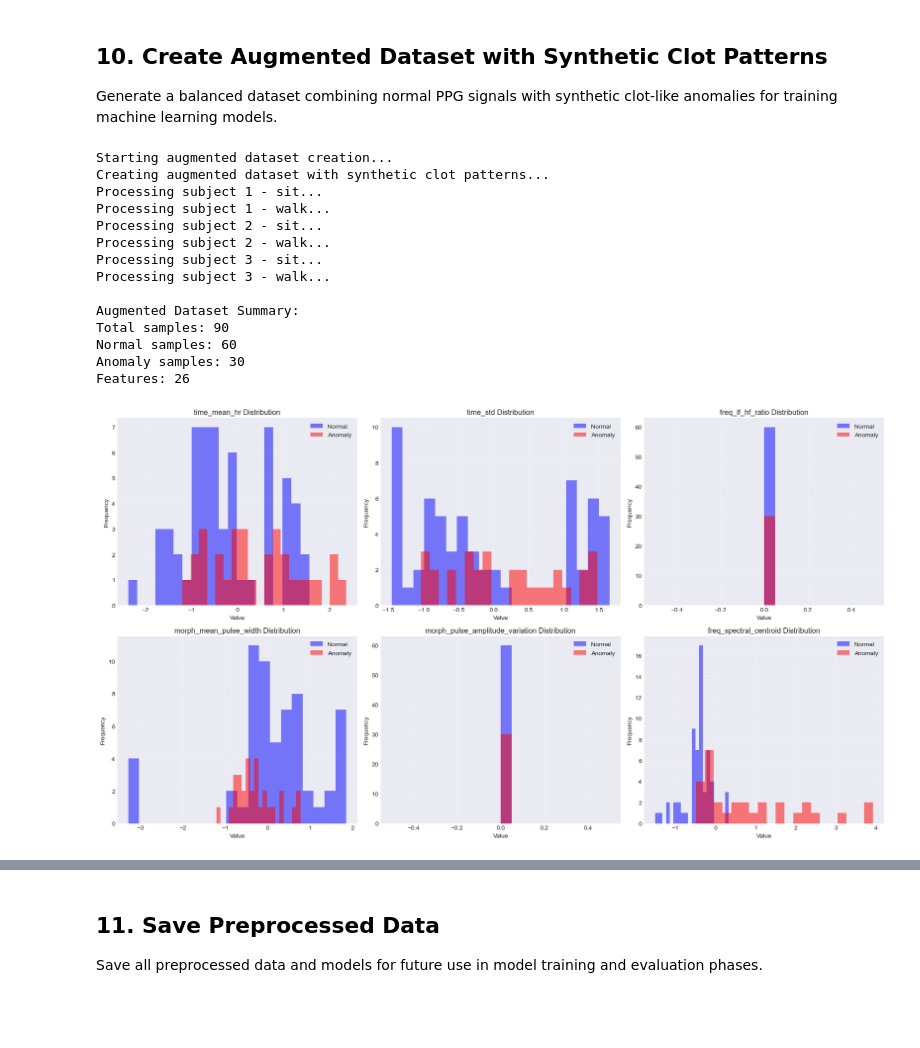
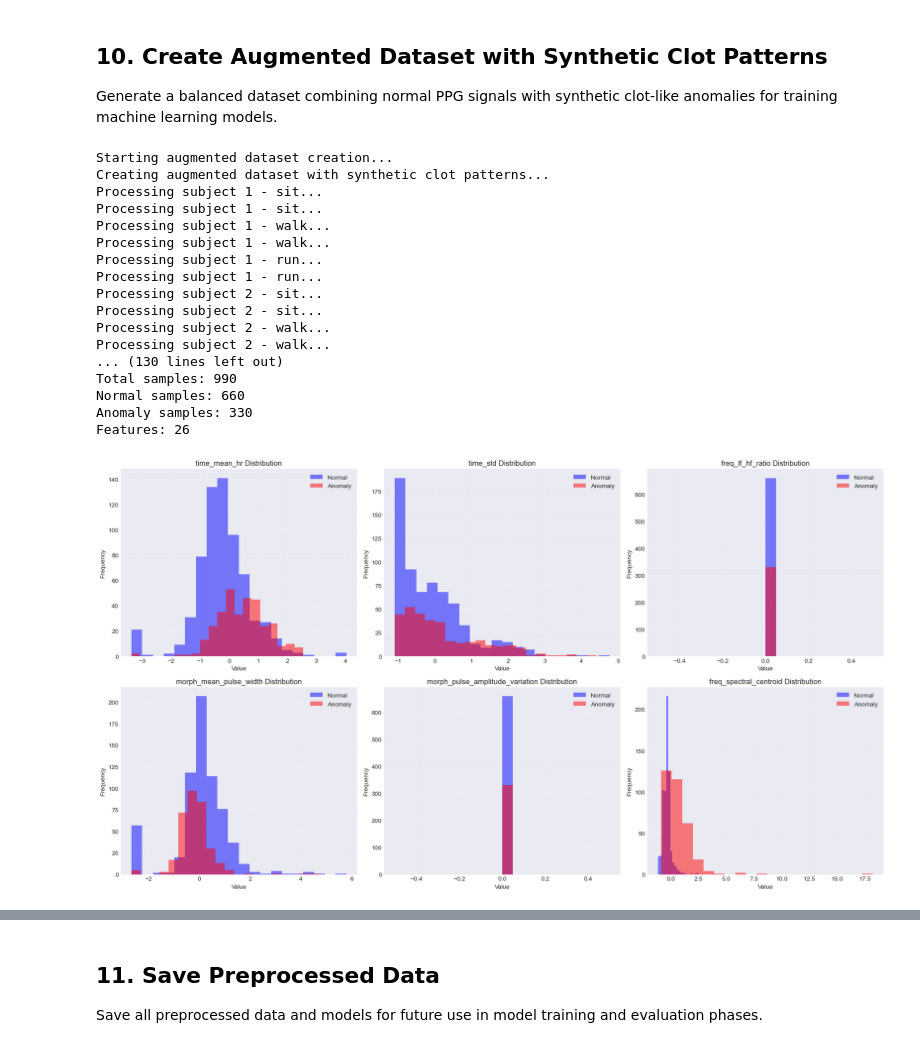
Before and after one commit to KingshukChatterjee007/AI-Integration-in-Wearables-for-Clot-Monitoring, a Jupyter notebook: Notebook.ipynb, the cells around one changed output, grey strips where cells are left out. Cells and saved outputs as stored; diff of their text form; code cells hidden in the pictures; blank space fills up the shorter version.

Commit message:
graph updated

```diff
--- a/Notebook.ipynb
+++ b/Notebook.ipynb
@@ -1570,7 +1593,7 @@ if sample_data is not None and 'ppg' in sample_data.columns:
 
 Generate a balanced dataset combining normal PPG signals with synthetic clot-like anomalies for training machine learning models.
 # %%
-def create_augmented_dataset(subjects=range(1, 6), activities=['sit'],
+def create_augmented_dataset(subjects=range(1, 23), activities=['sit', 'walk', 'run'],
                            anomaly_ratio=0.3, window_size=1000, stride=500):
     """
     Create an augmented dataset with synthetic clot-like anomalies.
@@ -1710,41 +1733,44 @@ if len(augmented_features) > 0:
 
                 if len(normal_data) > 0:
                     axes[row, col].hist(normal_data, bins=20, alpha=0.5, label='Normal', color='blue')
                 if len(anomaly_data) > 0:
                     axes[row, col].hist(anomaly_data, bins=20, alpha=0.5, label='Anomaly', color='red')
 
                 axes[row, col].set_title(f'{feature} Distribution')
                 axes[row, col].set_xlabel('Value')
                 axes[row, col].set_ylabel('Frequency')
                 axes[row, col].legend()
                 axes[row, col].grid(True, alpha=0.3)
             else:
                 axes[row, col].text(0.5, 0.5, f'{feature}\nNot Available',
                                   ha='center', va='center', transform=axes[row, col].transAxes)
 
         plt.tight_layout()
         plt.savefig(base_path / "notebooks" / "figures" / "normal_vs_anomaly_features.png", dpi=300, bbox_inches='tight')
         plt.show()
     else:
         print("Not enough data for visualization.")
 else:
     print("No features extracted. Please check your data files.")
 # %% [output]
 Starting augmented dataset creation...
 Creating augmented dataset with synthetic clot patterns...
 Processing subject 1 - sit...
+Processing subject 1 - sit...
 Processing subject 1 - walk...
+Processing subject 1 - walk...
+Processing subject 1 - run...
+Processing subject 1 - run...
+Processing subject 2 - sit...
 Processing subject 2 - sit...
 Processing subject 2 - walk...
-Processing subject 3 - sit...
-Processing subject 3 - walk...
-
-Augmented Dataset Summary:
-Total samples: 90
-Normal samples: 60
-Anomaly samples: 30
+Processing subject 2 - walk...
+... (130 lines left out)
+Total samples: 990
+Normal samples: 660
+Anomaly samples: 330
 Features: 26
-[figure, old version]
+[figure, new version]
 # %%
 # Debug: Check if data files exist and are accessible
 print("Checking data availability...")
```
Also changed, not shown: parts of 8 cells of this notebook, 2 other files.
